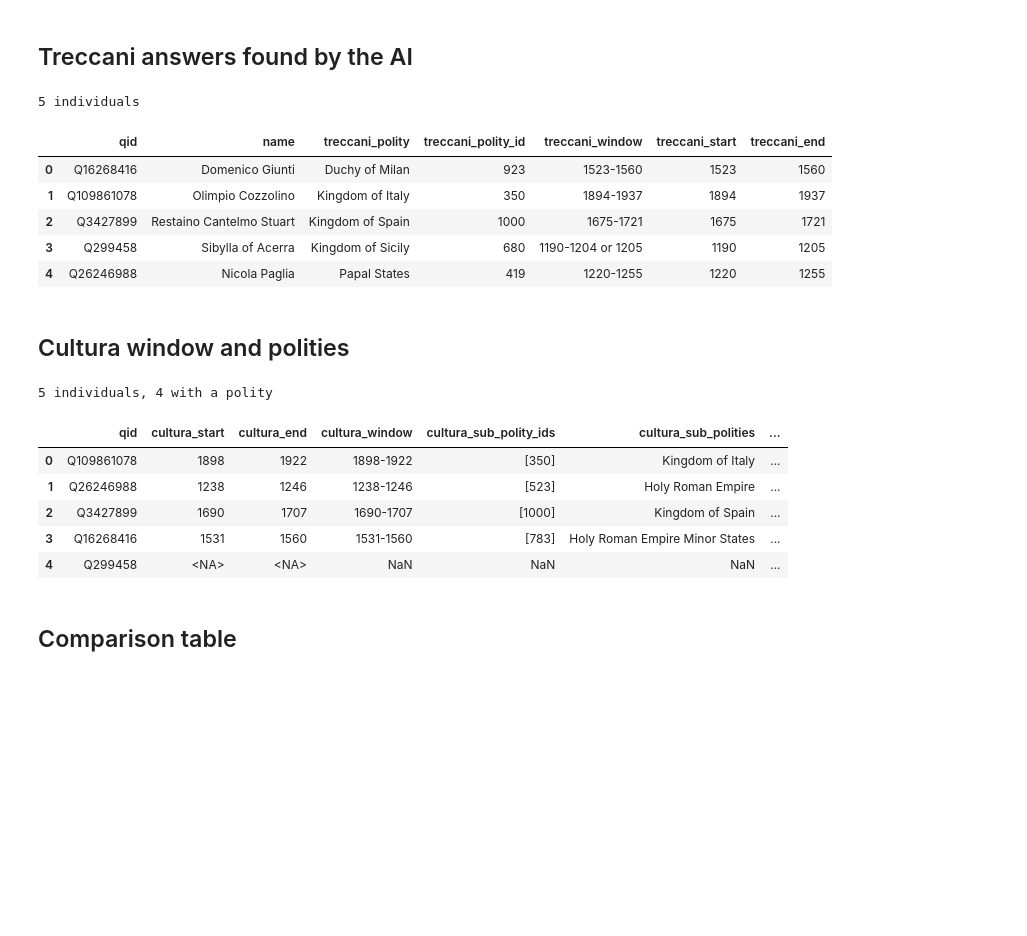
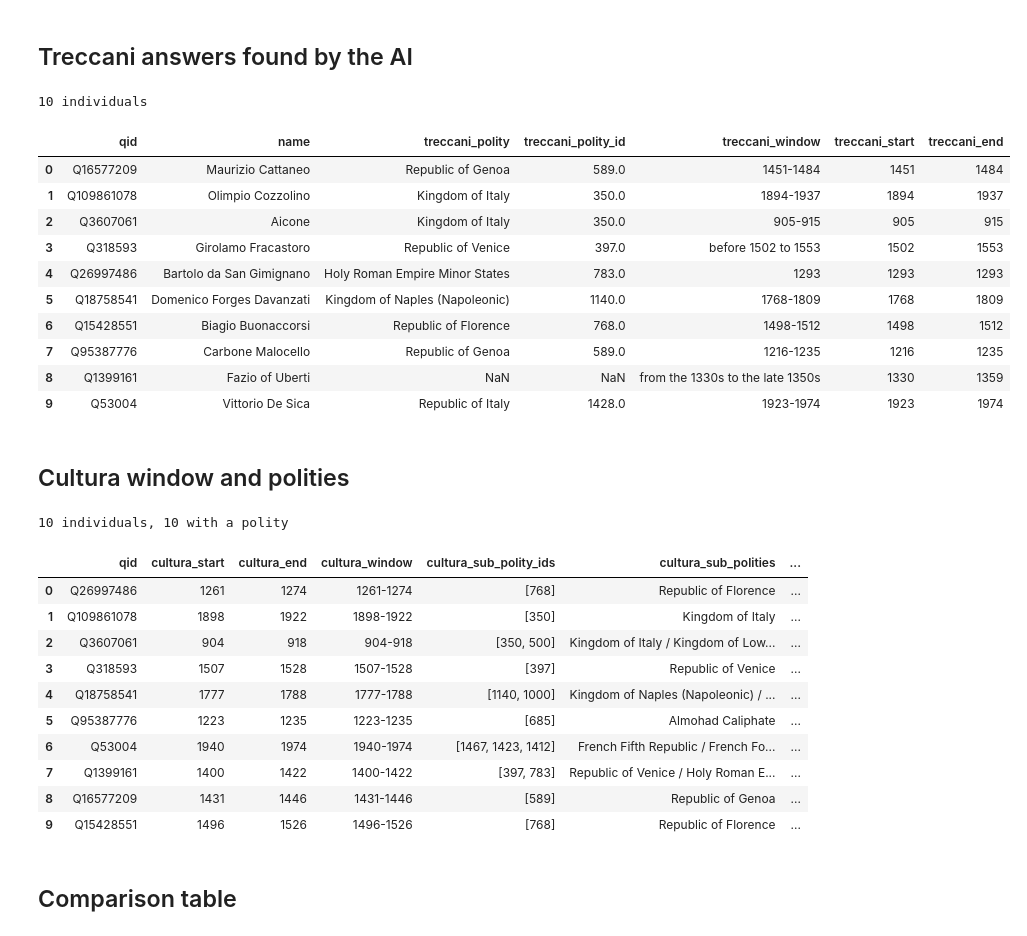
Before and after one commit to charlesdedampierre/cultura_database, a Jupyter notebook: notebooks/13_treccani_validation.ipynb, the cells around one changed output. Saved outputs shown, nothing was run; the diff lists cells and outputs as text; code cells hidden in the pictures; blank space fills up the shorter version.

Commit message:
Notebook 13 on 10 Treccani individuals with a year-level Cultura window and a polity; decades read as ten years; no-gold rows left out

```diff
--- a/notebooks/13_treccani_validation.ipynb
+++ b/notebooks/13_treccani_validation.ipynb
@@ -10,42 +10,49 @@ import duckdb
 import pandas as pd
 
 ROOT = Path.cwd().parent
-AI_ANSWERS = ROOT / "annotations" / "treccani_validation" / "treccani_ai_annotations.parquet"
+AI_ANSWERS = ROOT / "annotations" / "treccani_validation" / "treccani_ai_annotations_cultura10.parquet"
 DATABASE = ROOT / "data" / "cultura" / "humans_clean_v2_sample_treccani.duckdb"
 MIN_OVERLAP_SHARE = 0.5
 # %% [markdown]
 ## Treccani answers found by the AI
 # %%
 def window_years(answer):
-    years = [int(year) for year in re.findall(r"\b\d{3,4}\b", answer or "")]
+    years = []
+    for year, decade in re.findall(r"\b(\d{3,4})(s?)\b", answer or ""):
+        years += [int(year), int(year) + 9] if decade else [int(year)]
     if years:
         return min(years), max(years)
     centuries = [int(c) for c in re.findall(r"(\d{1,2})(?:st|nd|rd|th) century", answer or "")]
     if centuries:
         return (min(centuries) - 1) * 100 + 1, max(centuries) * 100
     return None, None
 
 
 raw = pd.read_parquet(AI_ANSWERS)
 treccani = pd.DataFrame({
     "qid": raw["entity"].map(lambda entity: entity["qid"]),
     "name": raw["entity"].map(lambda entity: entity["label_en"]),
     "treccani_polity": raw["polity_ai_matched"].map(lambda answer: answer["answer"]),
     "treccani_polity_id": raw["polity_ai_matched"].map(lambda answer: int(answer["source_verbatim"][0].split("|")[0]) if len(answer["source_verbatim"]) else None),
     "treccani_window": raw["productivity_window_ai_extracted"].map(lambda answer: answer["answer"]),
 })
 treccani[["treccani_start", "treccani_end"]] = treccani["treccani_window"].map(window_years).tolist()
 assert treccani["qid"].is_unique
 print(len(treccani), "individuals")
 treccani
 # %% [output]
-5 individuals
+10 individuals
 |  | qid | name | treccani_polity | treccani_polity_id | treccani_window | treccani_start | treccani_end |
-| 0 | Q16268416 | Domenico Giunti | Duchy of Milan | 923 | 1523-1560 | 1523 | 1560 |
-| 1 | Q109861078 | Olimpio Cozzolino | Kingdom of Italy | 350 | 1894-1937 | 1894 | 1937 |
-| 2 | Q3427899 | Restaino Cantelmo Stuart | Kingdom of Spain | 1000 | 1675-1721 | 1675 | 1721 |
-| 3 | Q299458 | Sibylla of Acerra | Kingdom of Sicily | 680 | 1190-1204 or 1205 | 1190 | 1205 |
-| 4 | Q26246988 | Nicola Paglia | Papal States | 419 | 1220-1255 | 1220 | 1255 |
+| 0 | Q16577209 | Maurizio Cattaneo | Republic of Genoa | 589.0 | 1451-1484 | 1451 | 1484 |
+| 1 | Q109861078 | Olimpio Cozzolino | Kingdom of Italy | 350.0 | 1894-1937 | 1894 | 1937 |
+| 2 | Q3607061 | Aicone | Kingdom of Italy | 350.0 | 905-915 | 905 | 915 |
+| 3 | Q318593 | Girolamo Fracastoro | Republic of Venice | 397.0 | before 1502 to 1553 | 1502 | 1553 |
+| 4 | Q26997486 | Bartolo da San Gimignano | Holy Roman Empire Minor States | 783.0 | 1293 | 1293 | 1293 |
+| 5 | Q18758541 | Domenico Forges Davanzati | Kingdom of Naples (Napoleonic) | 1140.0 | 1768-1809 | 1768 | 1809 |
+| 6 | Q15428551 | Biagio Buonaccorsi | Republic of Florence | 768.0 | 1498-1512 | 1498 | 1512 |
+| 7 | Q95387776 | Carbone Malocello | Republic of Genoa | 589.0 | 1216-1235 | 1216 | 1235 |
+| 8 | Q1399161 | Fazio of Uberti | NaN | NaN | from the 1330s to the late 1350s | 1330 | 1359 |
+| 9 | Q53004 | Vittorio De Sica | Republic of Italy | 1428.0 | 1923-1974 | 1923 | 1974 |
 # %% [markdown]
 ## Cultura window and polities
 # %%
@@ -87,13 +94,18 @@ cultura = windows.merge(sub_polities, on="qid", how="left").merge(meta_polities,
 print(len(cultura), "individuals,", cultura["cultura_sub_polities"].notna().sum(), "with a polity")
 cultura
 # %% [output]
-5 individuals, 4 with a polity
+10 individuals, 10 with a polity
 |  | qid | cultura_start | cultura_end | cultura_window | cultura_sub_polity_ids | cultura_sub_polities | ... |
-| 0 | Q109861078 | 1898 | 1922 | 1898-1922 | [350] | Kingdom of Italy | ... |
-| 1 | Q26246988 | 1238 | 1246 | 1238-1246 | [523] | Holy Roman Empire | ... |
-| 2 | Q3427899 | 1690 | 1707 | 1690-1707 | [1000] | Kingdom of Spain | ... |
-| 3 | Q16268416 | 1531 | 1560 | 1531-1560 | [783] | Holy Roman Empire Minor States | ... |
-| 4 | Q299458 | <NA> | <NA> | NaN | NaN | NaN | ... |
+| 0 | Q26997486 | 1261 | 1274 | 1261-1274 | [768] | Republic of Florence | ... |
+| 1 | Q109861078 | 1898 | 1922 | 1898-1922 | [350] | Kingdom of Italy | ... |
+| 2 | Q3607061 | 904 | 918 | 904-918 | [350, 500] | Kingdom of Italy / Kingdom of Low... | ... |
+| 3 | Q318593 | 1507 | 1528 | 1507-1528 | [397] | Republic of Venice | ... |
+| 4 | Q18758541 | 1777 | 1788 | 1777-1788 | [1140, 1000] | Kingdom of Naples (Napoleonic) / ... | ... |
+| 5 | Q95387776 | 1223 | 1235 | 1223-1235 | [685] | Almohad Caliphate | ... |
+| 6 | Q53004 | 1940 | 1974 | 1940-1974 | [1467, 1423, 1412] | French Fifth Republic / French Fo... | ... |
+| 7 | Q1399161 | 1400 | 1422 | 1400-1422 | [397, 783] | Republic of Venice / Holy Roman E... | ... |
+| 8 | Q16577209 | 1431 | 1446 | 1431-1446 | [589] | Republic of Genoa | ... |
+| 9 | Q15428551 | 1496 | 1526 | 1496-1526 | [768] | Republic of Florence | ... |
 # %% [markdown]
 ## Comparison table
 # %%
```
Also changed, not shown: parts of 4 cells of this notebook, 1 other file.
